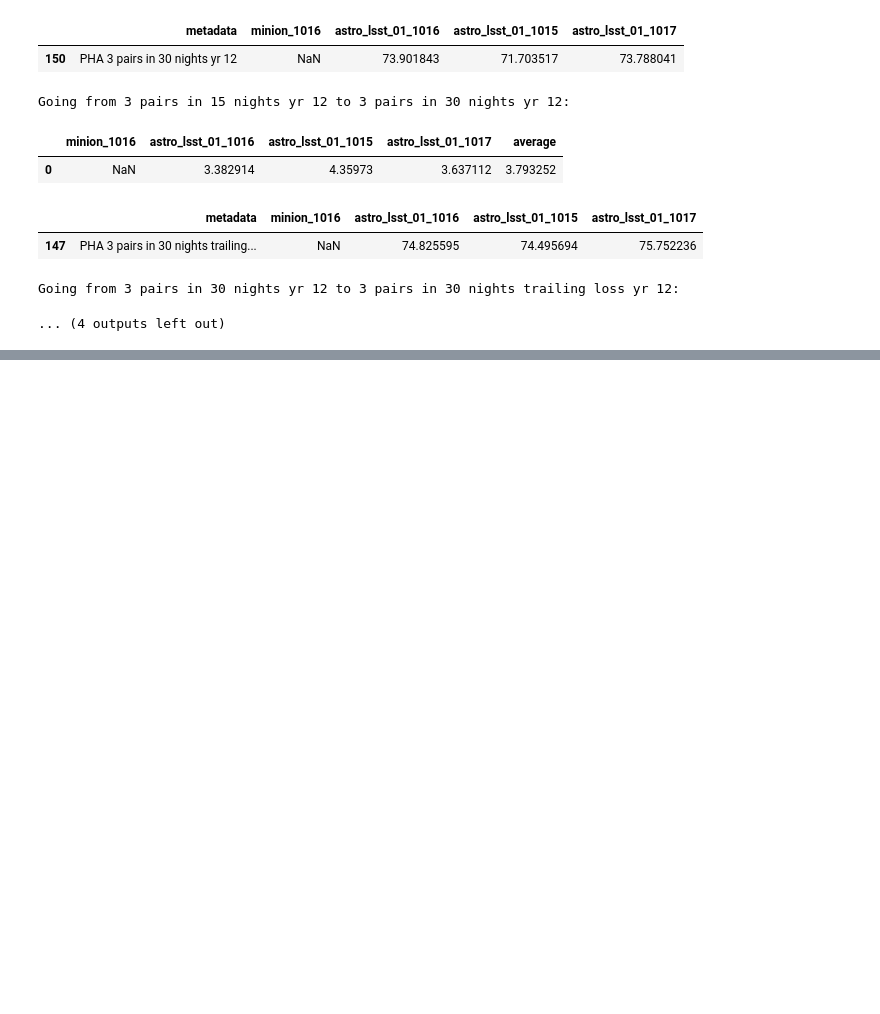
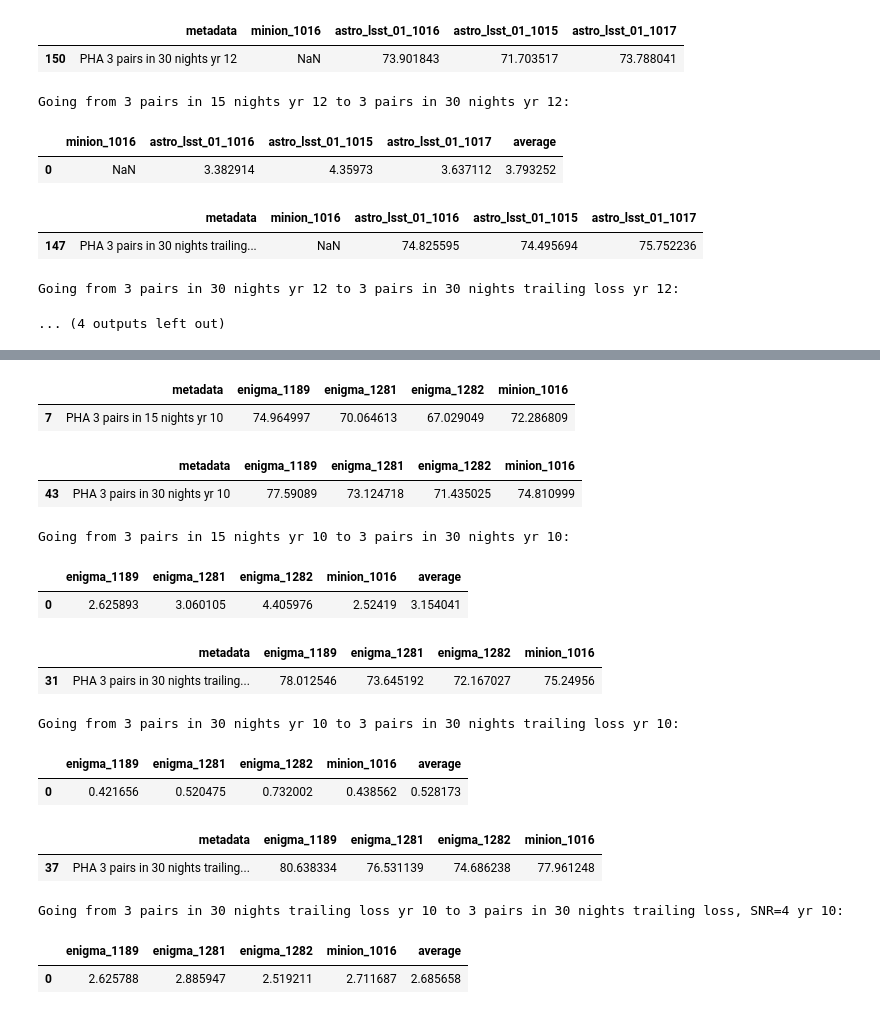
Before and after one commit to lsst-pst/neo_capabilities, a Jupyter notebook: PHA completeness comparison.ipynb, the cells around one changed output, grey strips where cells are left out. Drawn from its saved outputs; the diff is of its cells as text; code cells hidden in the pictures; blank space fills up the shorter version.

```diff
--- a/PHA completeness comparison.ipynb
+++ b/PHA completeness comparison.ipynb
@@ -29,4 +35,6 @@ def make_dataframe(runs, runlist, metricName='CumulativeCompleteness'):
     return df
 # %%
 pha_new_df = make_dataframe(pha_new, newruns)
+pha_old_df = make_dataframe(pha_old, oldruns)
 neo_new_df = make_dataframe(neo_new, newruns)
+neo_old_df = make_dataframe(neo_old, oldruns)
@@ -130,5 +159,37 @@ Going from 3 pairs in 15 nights yr 12 to 3 pairs in 30 nights yr 12:
 Going from 3 pairs in 30 nights yr 12 to 3 pairs in 30 nights trailing loss yr 12:
 ... (4 outputs left out)
+# %%
+df = pha_old_df
+match2 = '3 pairs in 15 nights yr 10'
+show_match(match2, df)
+#show_diff(match1, match2, df)
+match3 = '3 pairs in 30 nights yr 10'
+show_match(match3, df)
+show_diff(match2, match3, df)
+match4 = '3 pairs in 30 nights trailing loss yr 10'
+show_match(match4, df)
+show_diff(match3, match4, df)
+match5 = '3 pairs in 30 nights trailing loss, SNR=4 yr 10'
+show_match(match5, df)
+show_diff(match4, match5, df)
+# %% [output]
+|  | metadata | enigma_1189 | enigma_1281 | enigma_1282 | minion_1016 |
+| 7 | PHA 3 pairs in 15 nights yr 10 | 74.964997 | 70.064613 | 67.029049 | 72.286809 |
+|  | metadata | enigma_1189 | enigma_1281 | enigma_1282 | minion_1016 |
+| 43 | PHA 3 pairs in 30 nights yr 10 | 77.59089 | 73.124718 | 71.435025 | 74.810999 |
+Going from 3 pairs in 15 nights yr 10 to 3 pairs in 30 nights yr 10:
+|  | enigma_1189 | enigma_1281 | enigma_1282 | minion_1016 | average |
+| 0 | 2.625893 | 3.060105 | 4.405976 | 2.52419 | 3.154041 |
+|  | metadata | enigma_1189 | enigma_1281 | enigma_1282 | minion_1016 |
+| 31 | PHA 3 pairs in 30 nights trailing... | 78.012546 | 73.645192 | 72.167027 | 75.24956 |
+Going from 3 pairs in 30 nights yr 10 to 3 pairs in 30 nights trailing loss yr 10:
+|  | enigma_1189 | enigma_1281 | enigma_1282 | minion_1016 | average |
+| 0 | 0.421656 | 0.520475 | 0.732002 | 0.438562 | 0.528173 |
+|  | metadata | enigma_1189 | enigma_1281 | enigma_1282 | minion_1016 |
+| 37 | PHA 3 pairs in 30 nights trailing... | 80.638334 | 76.531139 | 74.686238 | 77.961248 |
+Going from 3 pairs in 30 nights trailing loss yr 10 to 3 pairs in 30 nights trailing loss, SNR=4 yr 10:
+|  | enigma_1189 | enigma_1281 | enigma_1282 | minion_1016 | average |
+| 0 | 2.625788 | 2.885947 | 2.519211 | 2.711687 | 2.685658 |
 # %%
 # compare NEO completeness to PHA completeness
 def show_two(metadata, df1, df2):
```
Also changed, not shown: parts of 15 cells of this notebook, 1 other file.
